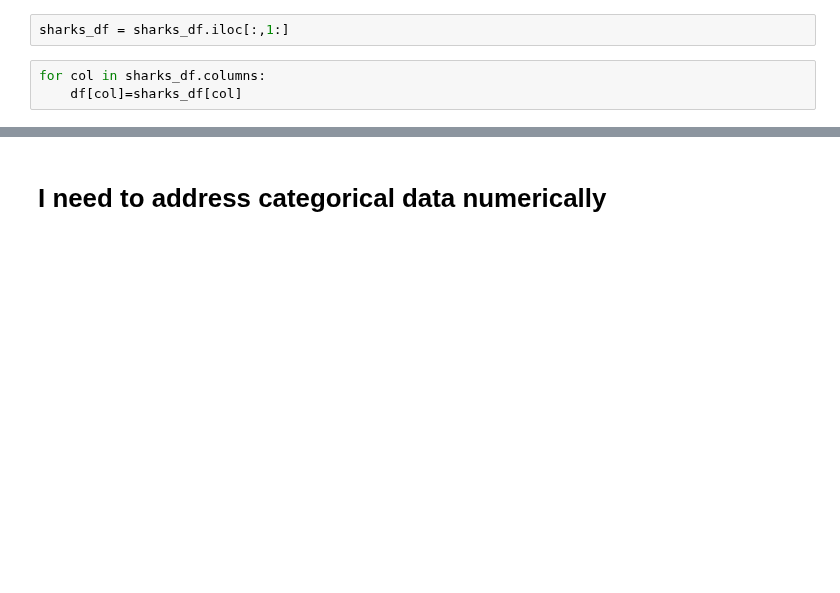
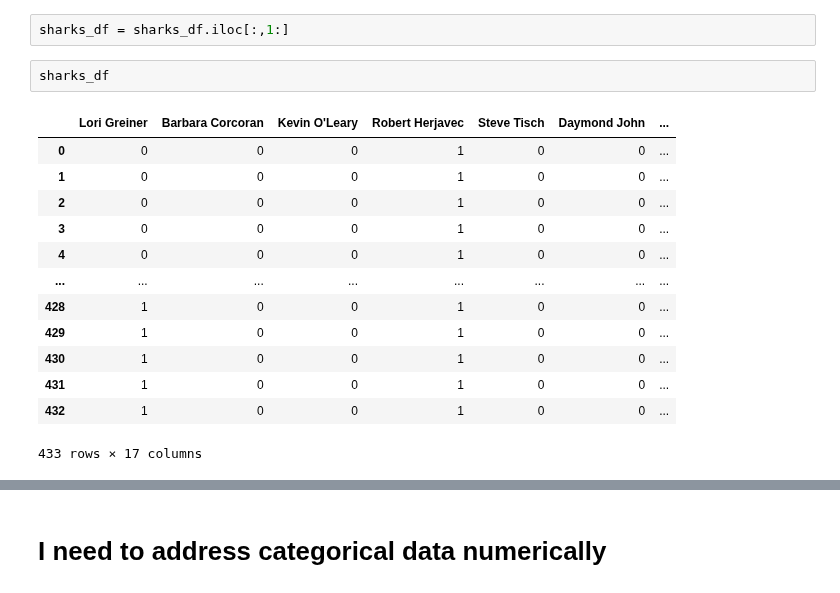
Before and after one commit to ArielJosephCohen/shark_tank, a Jupyter notebook: first_model.ipynb, the cells around one changed output, grey strips where cells are left out. Cells and saved outputs as stored; diff of their text form; blank space fills up the shorter version.

```diff
--- a/first_model.ipynb
+++ b/first_model.ipynb
@@ -242,6 +565,19 @@ len(sharks_list)
 sharks_df=pd.concat([sharks_list[0],sharks_list[1],sharks_list[2],sharks_list[3],sharks_list[4]],axis=1)
 # %%
 sharks_df = sharks_df.iloc[:,1:]
-# %%
-for col in sharks_df.columns:
-    df[col]=sharks_df[col]
+# %%
+sharks_df
+# %% [output]
+|  | Lori Greiner | Barbara Corcoran | Kevin O'Leary | Robert Herjavec | Steve Tisch | Daymond John | ... |
+| 0 | 0 | 0 | 0 | 1 | 0 | 0 | ... |
+| 1 | 0 | 0 | 0 | 1 | 0 | 0 | ... |
+| 2 | 0 | 0 | 0 | 1 | 0 | 0 | ... |
+| 3 | 0 | 0 | 0 | 1 | 0 | 0 | ... |
+| 4 | 0 | 0 | 0 | 1 | 0 | 0 | ... |
+| ... | ... | ... | ... | ... | ... | ... | ... |
+| 428 | 1 | 0 | 0 | 1 | 0 | 0 | ... |
+| 429 | 1 | 0 | 0 | 1 | 0 | 0 | ... |
+| 430 | 1 | 0 | 0 | 1 | 0 | 0 | ... |
+| 431 | 1 | 0 | 0 | 1 | 0 | 0 | ... |
+| 432 | 1 | 0 | 0 | 1 | 0 | 0 | ... |
+433 rows × 17 columns
```
Also changed, not shown: parts of 60 cells of this notebook.
